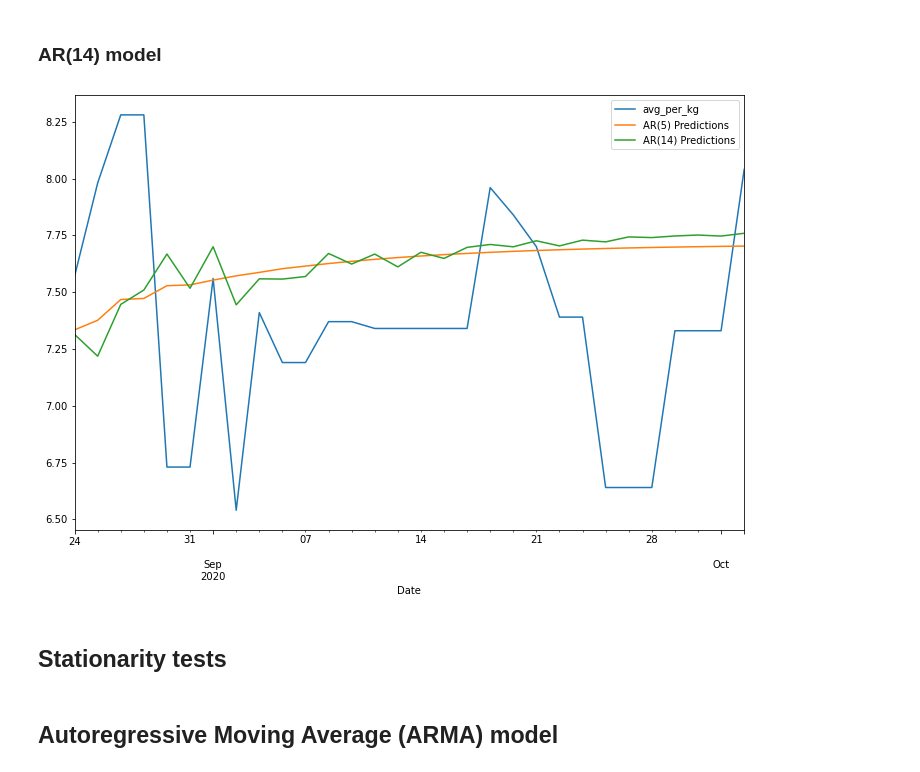
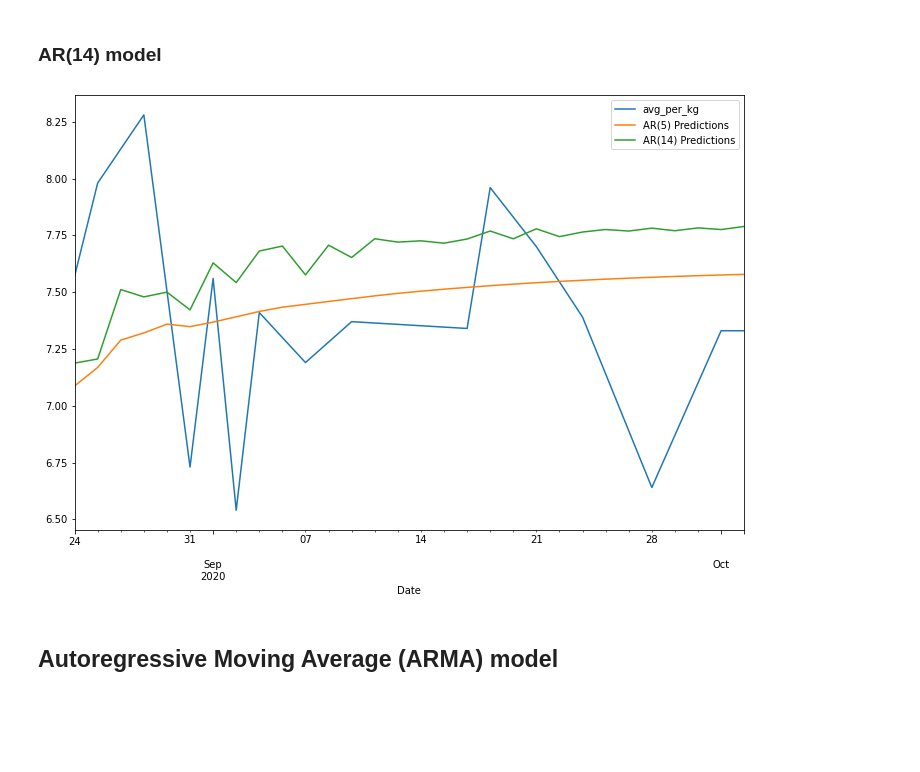
Before and after one commit to scmosoeu/fresh_produce, a Jupyter notebook: forecasting/notebooks/general_forecasting.ipynb, the cells around one changed output. Drawn from its saved outputs; the diff is of its cells as text; code cells hidden in the pictures; blank space fills up the shorter version.

```diff
--- a/forecasting/notebooks/general_forecasting.ipynb
+++ b/forecasting/notebooks/general_forecasting.ipynb
@@ -241,7 +241,7 @@ price.head()
 | 4353 | CAPE | EC120 | 1S | 12.0 | APPLE GOLDEN DELICIOUS | 2019-12-23 | 40.0 | 200.0 | 99673.0 | ... |
 | 4354 | CAPE | EC120 | 1S | 12.0 | APPLE GOLDEN DELICIOUS | 2019-12-30 | 50.0 | 140.0 | 69874.0 | ... |
 # %%
-price = price[['Date', 'avg_per_kg']]
+price = filtered_df[['Date', 'avg_per_kg']]
 # %%
 price.set_index('Date', inplace=True)
 # %%
@@ -287,4 +287,5 @@ DatetimeIndex(['2019-12-11', '2019-12-12', '2019-12-14', '2019-12-23',
 # %% [markdown]
 The freq of the index is currently set to None, this will need to be changed to daily, since the frequency of the data is daily. Furthermore, since there is no data available for weekends, the freq has to be set to Business day (Mon-Fri), with a backfill method to account for those days when it is a holiday and no data updated.
 # %%
-price = price.asfreq('B', method='backfill')
+#price = price.asfreq('B', method='backfill')
+price = price.asfreq('B')
@@ -302,3 +307,5 @@ DatetimeIndex(['2019-12-11', '2019-12-12', '2019-12-13', '2019-12-16',
+# %%
+price.interpolate(inplace=True)
 # %% [markdown]
 ## Introduction
 # %% [markdown]
@@ -475,16 +489,14 @@ dtype: float64
 ### AR(14) model
 # %%
 model = AR(train_data['avg_per_kg'])
-ar7 = model.fit(maxlag=14)
-predictions7 = ar7.predict(start=start, end=end, dynamic=False).rename('AR(14) Predictions')
+ar14 = model.fit(maxlag=14)
+predictions14 = ar14.predict(start=start, end=end, dynamic=False).rename('AR(14) Predictions')
 # %%
 test_data['avg_per_kg'].plot(legend=True)
 predictions5.plot(legend=True)
-predictions7.plot(legend=True);
+predictions14.plot(legend=True);
 # %% [output]
-[figure, old version]
+[figure, new version]
-# %% [markdown]
-## Stationarity tests
 # %% [markdown]
 ## Autoregressive Moving Average (ARMA) model
 # %% [markdown]
```
Also changed, not shown: parts of 30 cells of this notebook, 11 other files.
